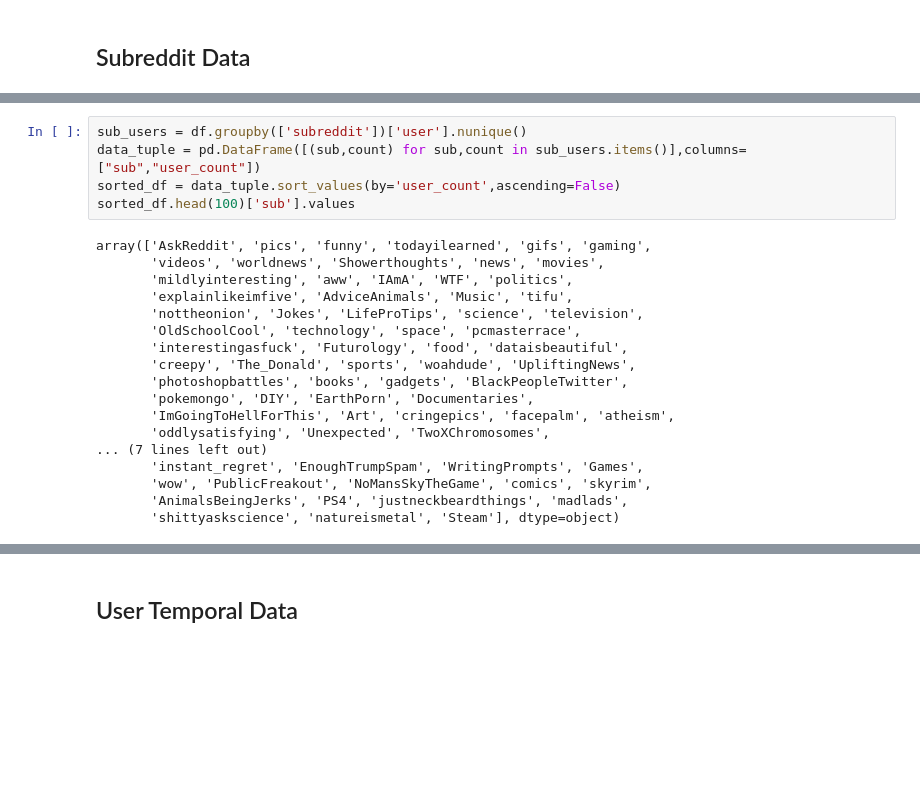
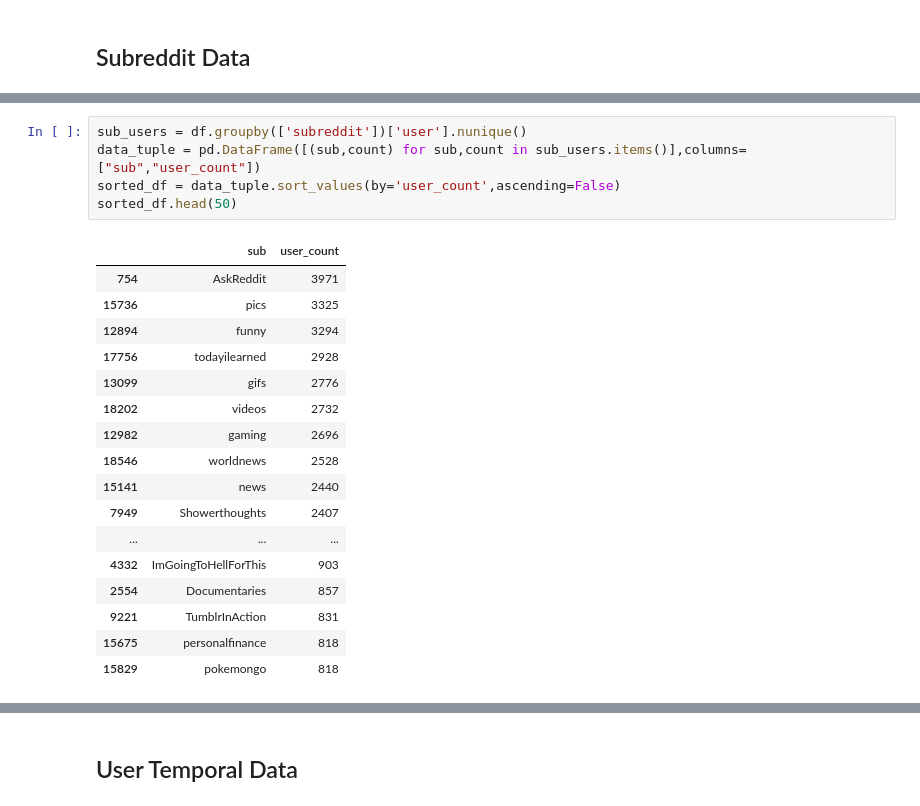
Before and after one commit to cole-maclean/MAI-CI, a Jupyter notebook: notebooks/EDA Notebook.ipynb, the cells around one changed output, grey strips where cells are left out. Drawn from its saved outputs; the diff is of its cells as text; blank space fills up the shorter version.

```diff
--- a/notebooks/EDA Notebook.ipynb
+++ b/notebooks/EDA Notebook.ipynb
@@ -59,23 +74,23 @@ plt.show()
 # %%
 sub_users = df.groupby(['subreddit'])['user'].nunique()
 data_tuple = pd.DataFrame([(sub,count) for sub,count in sub_users.items()],columns=["sub","user_count"])
 sorted_df = data_tuple.sort_values(by='user_count',ascending=False)
-sorted_df.head(100)['sub'].values
+sorted_df.head(50)
 # %% [output]
-array(['AskReddit', 'pics', 'funny', 'todayilearned', 'gifs', 'gaming',
-       'videos', 'worldnews', 'Showerthoughts', 'news', 'movies',
-       'mildlyinteresting', 'aww', 'IAmA', 'WTF', 'politics',
-       'explainlikeimfive', 'AdviceAnimals', 'Music', 'tifu',
-       'nottheonion', 'Jokes', 'LifeProTips', 'science', 'television',
-       'OldSchoolCool', 'technology', 'space', 'pcmasterrace',
-       'interestingasfuck', 'Futurology', 'food', 'dataisbeautiful',
-       'creepy', 'The_Donald', 'sports', 'woahdude', 'UpliftingNews',
-       'photoshopbattles', 'books', 'gadgets', 'BlackPeopleTwitter',
-       'pokemongo', 'DIY', 'EarthPorn', 'Documentaries',
-       'ImGoingToHellForThis', 'Art', 'cringepics', 'facepalm', 'atheism',
-       'oddlysatisfying', 'Unexpected', 'TwoXChromosomes',
-... (7 lines left out)
-       'instant_regret', 'EnoughTrumpSpam', 'WritingPrompts', 'Games',
-       'wow', 'PublicFreakout', 'NoMansSkyTheGame', 'comics', 'skyrim',
-       'AnimalsBeingJerks', 'PS4', 'justneckbeardthings', 'madlads',
-       'shittyaskscience', 'natureismetal', 'Steam'], dtype=object)
+|  | sub | user_count |
+| 754 | AskReddit | 3971 |
+| 15736 | pics | 3325 |
+| 12894 | funny | 3294 |
+| 17756 | todayilearned | 2928 |
+| 13099 | gifs | 2776 |
+| 18202 | videos | 2732 |
+| 12982 | gaming | 2696 |
+| 18546 | worldnews | 2528 |
+| 15141 | news | 2440 |
+| 7949 | Showerthoughts | 2407 |
+| ... | ... | ... |
+| 4332 | ImGoingToHellForThis | 903 |
+| 2554 | Documentaries | 857 |
+| 9221 | TumblrInAction | 831 |
+| 15675 | personalfinance | 818 |
+| 15829 | pokemongo | 818 |
```
Also changed, not shown: parts of 12 cells of this notebook, 2 other files.
